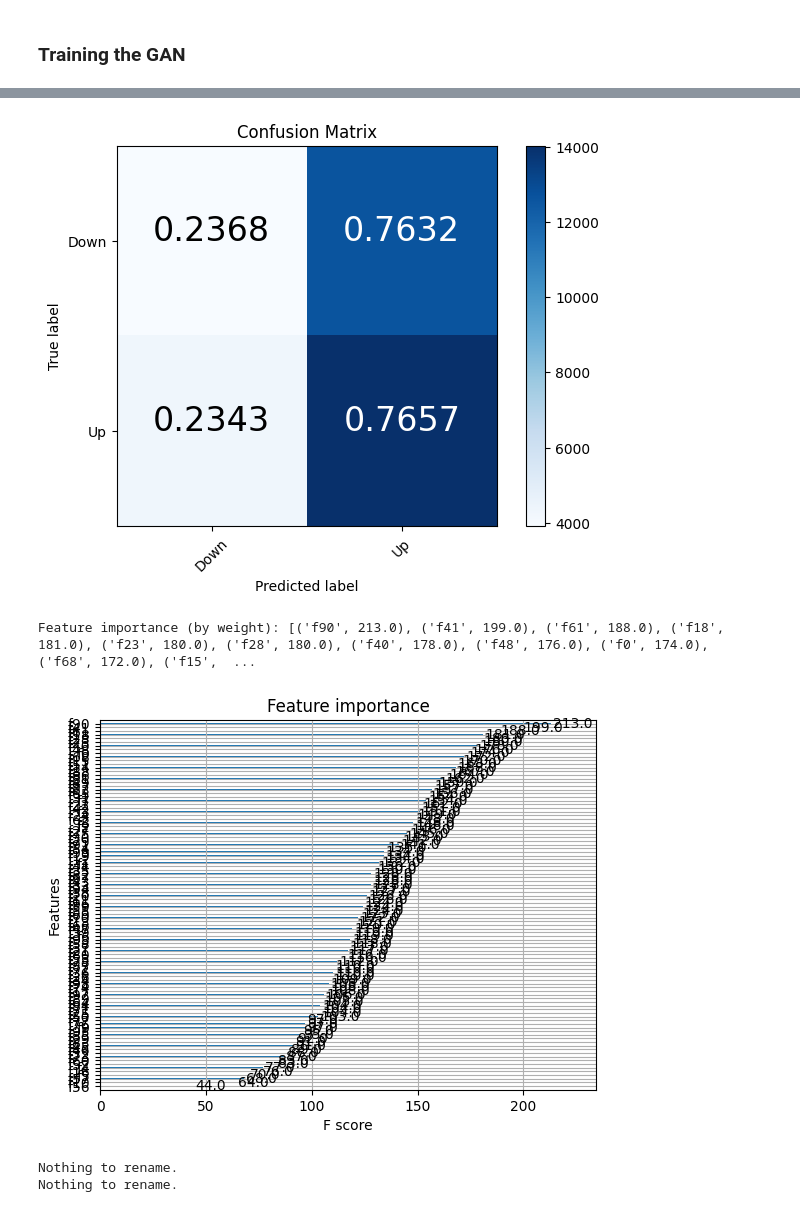
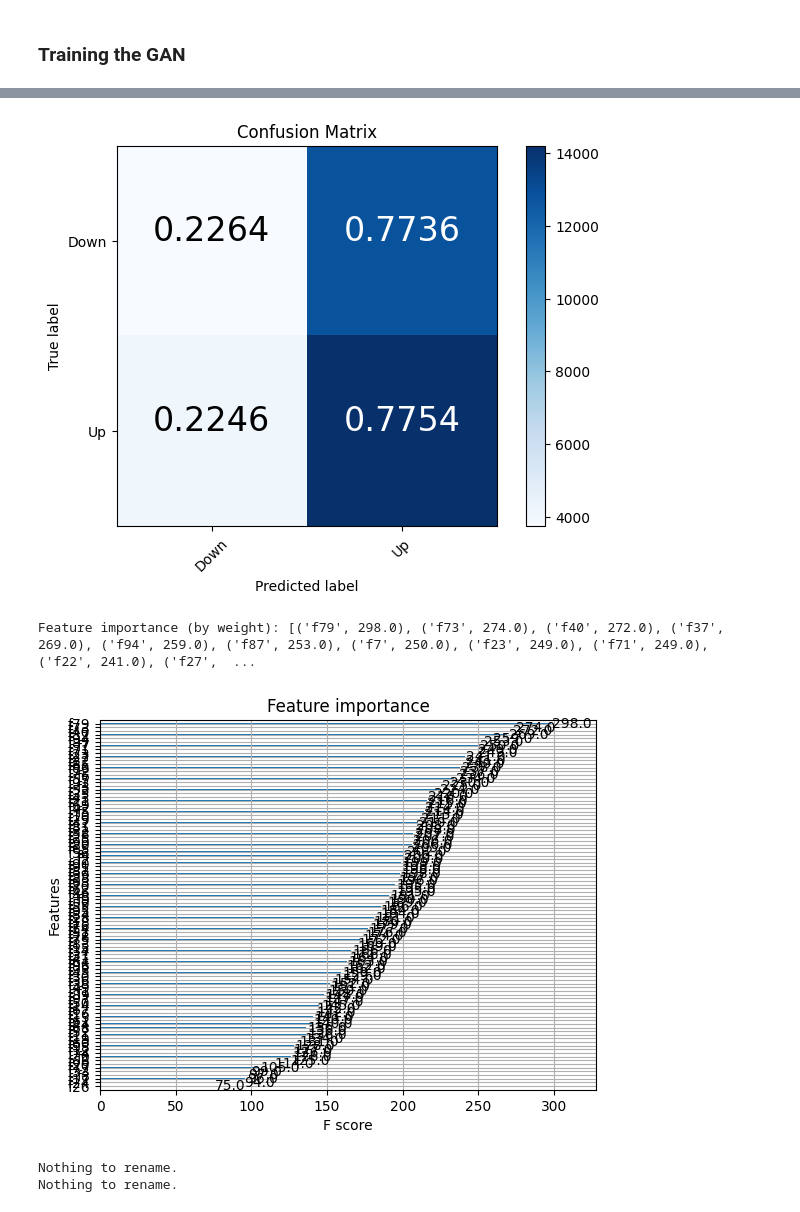
Before and after one commit to Freddy-94/Thesis_Project_GAN, a Jupyter notebook: Thesis_Project_GAN_Optimized_S&P100_ST.ipynb, the cells around one changed output, grey strips where cells are left out. Cells and saved outputs as stored; diff of their text form; code cells hidden in the pictures.

```diff
--- a/Thesis_Project_GAN_Optimized_S&P100_ST.ipynb
+++ b/Thesis_Project_GAN_Optimized_S&P100_ST.ipynb
@@ -513,9 +510,7 @@ class TrainXGBBoost:
             # Calculate scale_pos_weight
             #scale_pos_weight = label_counts[0] / label_counts[1]
 
-            df = ((df - df.rolling(num_historical_days).mean().shift(-num_historical_days))
-                  / (df.rolling(num_historical_days).max().shift(-num_historical_days)
-                     - df.rolling(num_historical_days).min().shift(-num_historical_days)))
+            df = (df - df.rolling(num_historical_days).mean().shift(-num_historical_days)) / df.rolling(num_historical_days).std().shift(-num_historical_days)
             df['labels'] = labels
             df = df.dropna()
 
@@ -614,6 +609,6 @@ Normalized confusion matrix
-[figure, old version]
+[figure, new version]
-Feature importance (by weight): [('f90', 213.0), ('f41', 199.0), ('f61', 188.0), ('f18', 181.0), ('f23', 180.0), ('f28', 180.0), ('f40', 178.0), ('f48', 176.0), ('f0', 174.0), ('f68', 172.0), ('f15',  ...
+Feature importance (by weight): [('f79', 298.0), ('f73', 274.0), ('f40', 272.0), ('f37', 269.0), ('f94', 259.0), ('f87', 253.0), ('f7', 250.0), ('f23', 249.0), ('f71', 249.0), ('f22', 241.0), ('f27',  ...
-[figure, old version]
+[figure, new version]
 # %%
 import os
 
```
Also changed, not shown: parts of 8 cells of this notebook.
